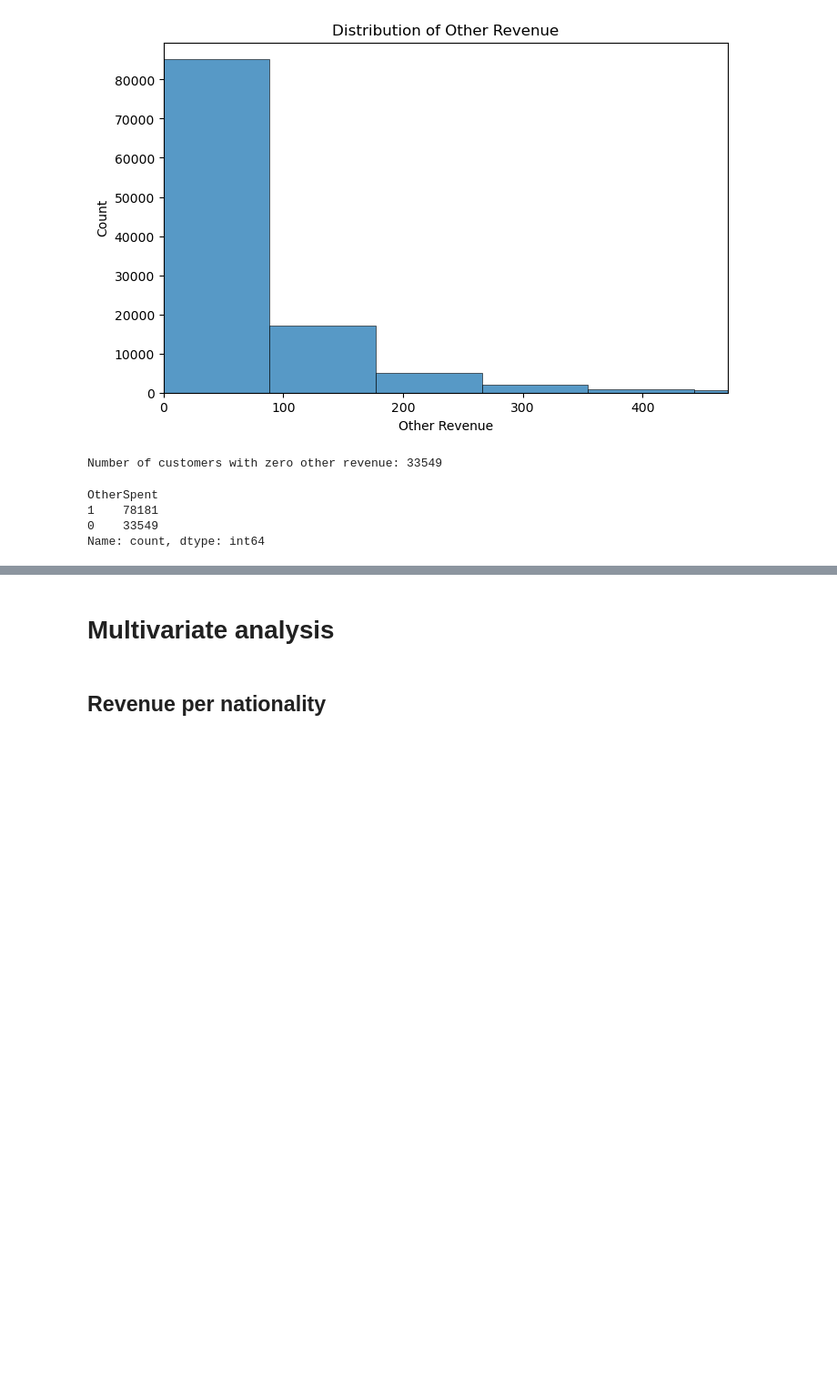
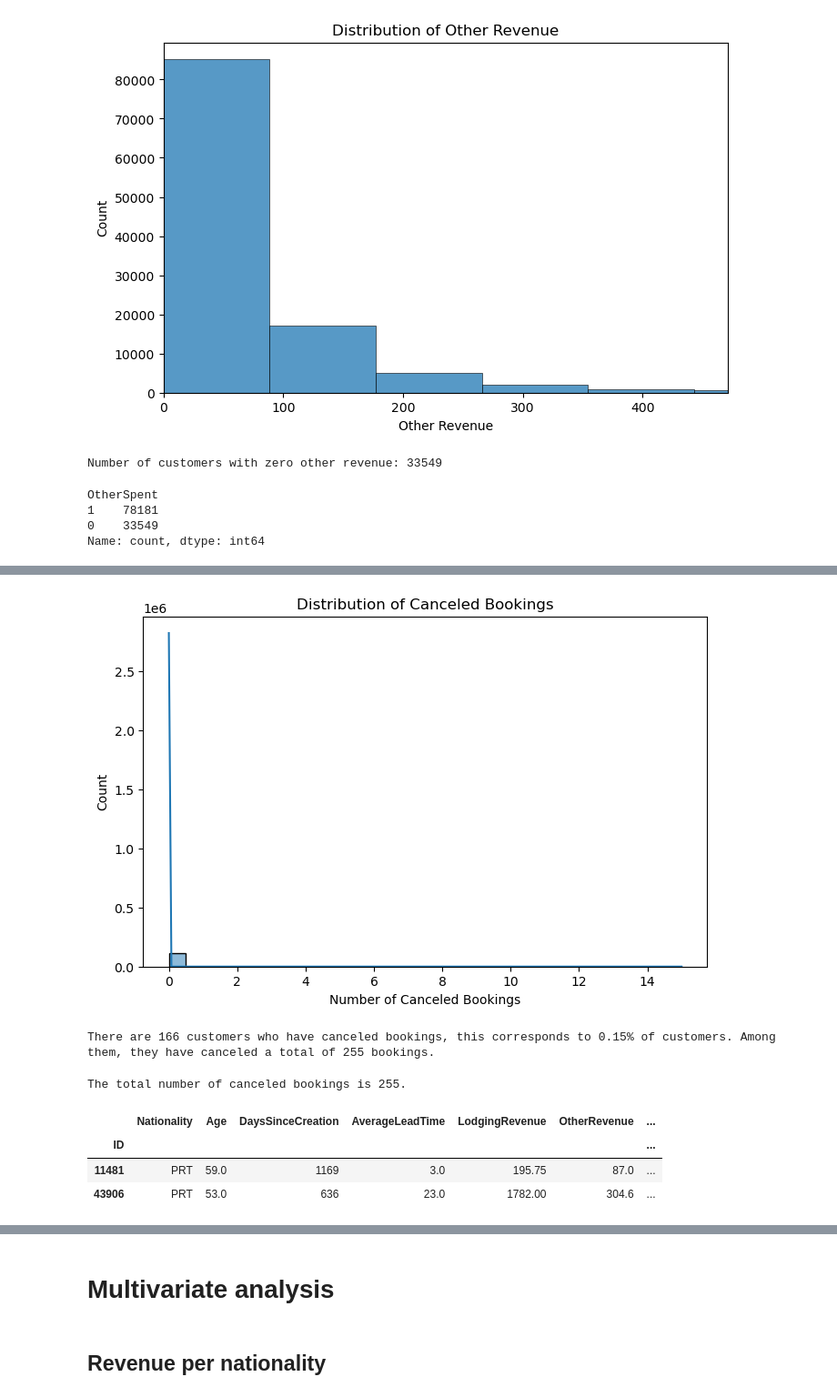
Before and after one commit to RubenCMarques/Hotel-Customer-Segmentation, a Jupyter notebook: Notebooks/Diogo_workspace.ipynb, the cells around one changed output, grey strips where cells are left out. Shown at 91% size. Cells and saved outputs as stored; diff of their text form; code cells hidden in the pictures; blank space fills up the shorter version.

```diff
--- a/Notebooks/Diogo_workspace.ipynb
+++ b/Notebooks/Diogo_workspace.ipynb
@@ -677,0 +722,35 @@ Name: count, dtype: int64
+# %%
+# Checking Distribution & Outliers
+plt.figure(figsize=(8,5))
+sns.histplot(data['BookingsCanceled'], bins=30, kde=True)
+plt.title('Distribution of Canceled Bookings')
+plt.xlabel('Number of Canceled Bookings')
+plt.ylabel('Count')
+plt.show()
+# %% [output]
+[figure, added]
+# %%
+# count how many customers have canceled bookings
+canceled_bookings = data[data['BookingsCanceled'] > 0]
+percentage_canceled = (len(canceled_bookings) / len(data)) * 100
+
+# Sum the number of canceled bookings
+total_canceled = data['BookingsCanceled'].sum()
+
+print(f'There are {len(canceled_bookings)} customers who have canceled bookings, this corresponds to {round(percentage_canceled,2)}% of customers. Among them, they have canceled a total of {total_canceled} bookings.')
+# %% [output]
+There are 166 customers who have canceled bookings, this corresponds to 0.15% of customers. Among them, they have canceled a total of 255 bookings.
+# %%
+# Sum the number of canceled bookings
+total_canceled = data['BookingsCanceled'].sum()
+print(f'The total number of canceled bookings is {total_canceled}.')
+# %% [output]
+The total number of canceled bookings is 255.
+# %%
+# verify customers with more than 5 canceled bookings
+data[data['BookingsCanceled'] > 5]
+# %% [output]
+|  | Nationality | Age | DaysSinceCreation | AverageLeadTime | LodgingRevenue | OtherRevenue | ... |
+| ID |  |  |  |  |  |  | ... |
+| 11481 | PRT | 59.0 | 1169 | 3.0 | 195.75 | 87.0 | ... |
+| 43906 | PRT | 53.0 | 636 | 23.0 | 1782.00 | 304.6 | ... |
```
Also changed, not shown: parts of 11 cells of this notebook.
